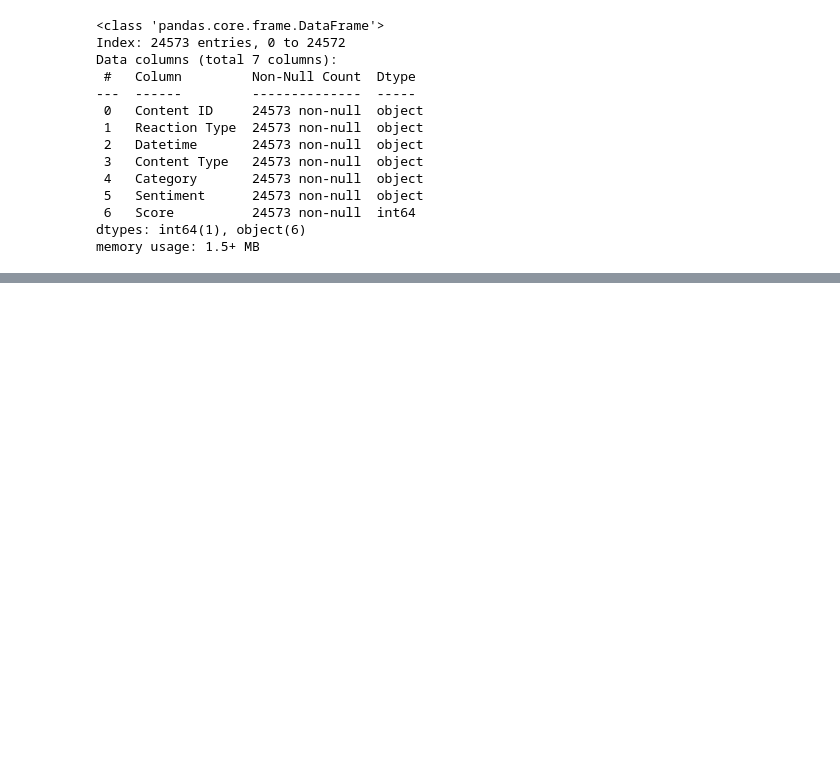
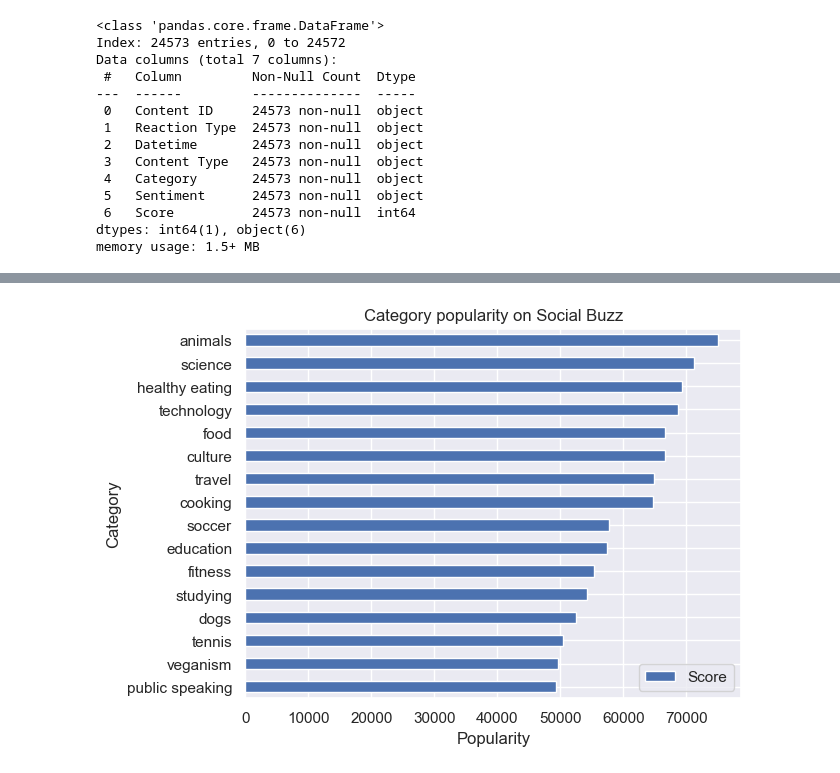
Before and after one commit to sabirinID/Accenture-Data-Analytics-Virtual-Internship, a Jupyter notebook: Files/3-Data-Visualization-and-Storytelling/Task 3 Data Visualization.ipynb, the cells around one changed output, grey strips where cells are left out. Saved outputs shown, nothing was run; the diff lists cells and outputs as text; code cells hidden in the pictures; blank space fills up the shorter version.

```diff
--- a/Files/3-Data-Visualization-and-Storytelling/Task 3 Data Visualization.ipynb
+++ b/Files/3-Data-Visualization-and-Storytelling/Task 3 Data Visualization.ipynb
@@ -65,3 +65,6 @@ Data columns (total 7 columns):
  6   Score          24573 non-null  int64
 dtypes: int64(1), object(6)
 memory usage: 1.5+ MB
+# %%
+scores = pd.DataFrame(df.groupby('Category')['Score'].sum()).sort_values(by=['Score'], ascending=False)
+scores
@@ -67,0 +90,13 @@ memory usage: 1.5+ MB
+# %%
+scores.plot(kind='barh')
+
+plt.title('Category popularity on Social Buzz')
+plt.xlabel('Popularity')
+plt.ylabel('Category')
+
+#Flips the chart vertically
+plt.gca().invert_yaxis()
+
+plt.show()
+# %% [output]
+[figure, added]
```
Also changed, not shown: parts of 7 cells of this notebook.
